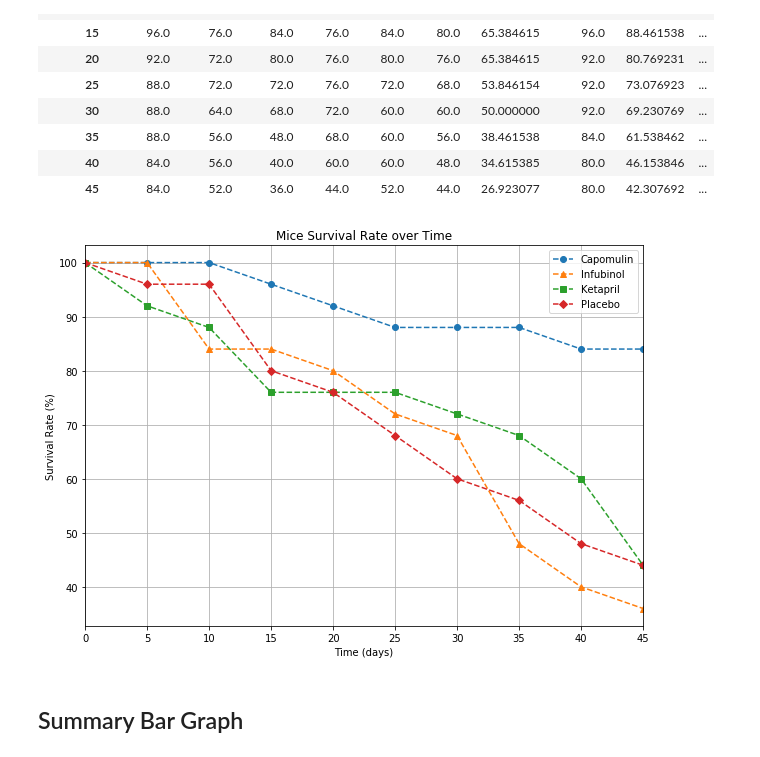
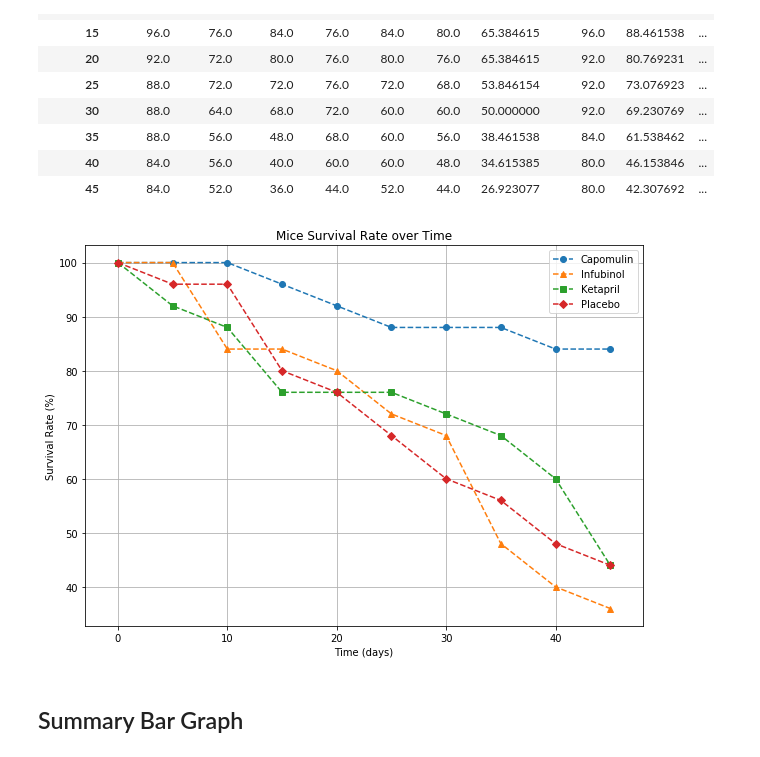
Before and after one commit to JansenKat/matplotlib-challenge, a Jupyter notebook: Pymaceuticals/pymaceuticals_starter.ipynb, the cells around one changed output. Cells and saved outputs as stored; diff of their text form; code cells hidden in the pictures.

```diff
--- a/Pymaceuticals/pymaceuticals_starter.ipynb
+++ b/Pymaceuticals/pymaceuticals_starter.ipynb
@@ -224,14 +226,15 @@ survival_rates
 # %%
 # Generate the Plot (Accounting for percentages)
 survival_rates[treatments].plot(figsize=(10,7), style=['o--','^--','s--','D--'])
 plt.title('Mice Survival Rate over Time')
 plt.xlabel('Time (days)')
 plt.ylabel('Survival Rate (%)')
+plt.xlim((-3,48))
 plt.legend()
 plt.grid()
 plt.show()
 # %% [output]
-[figure, old version]
+[figure, new version]
 # %% [markdown]
 ## Summary Bar Graph
 # %%
```
Also changed, not shown: parts of 8 cells of this notebook, 2 other files.
